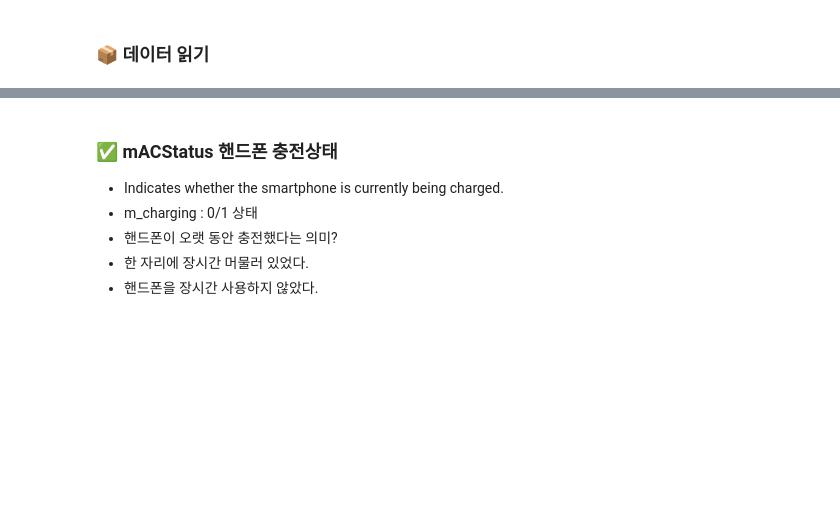
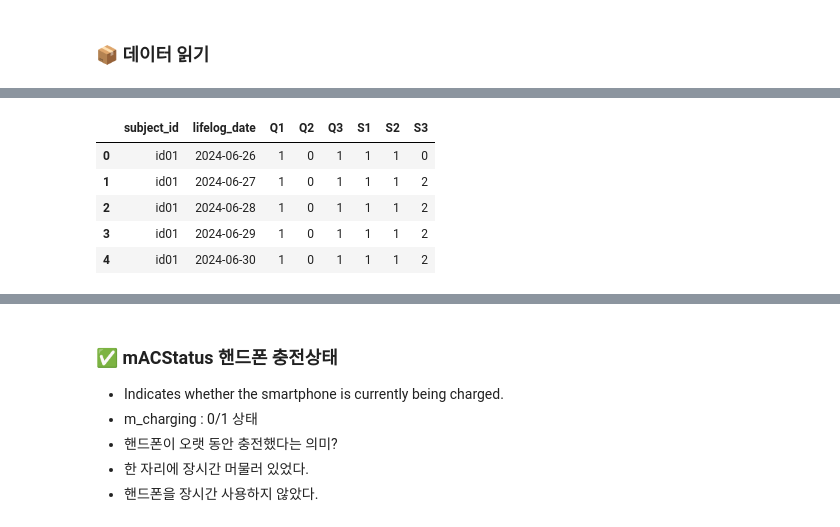
Before and after one commit to jacobgreen4477/The-4th-ETRI-AI-Human-Understanding-Competition, a Jupyter notebook: etri_이미지학습_v1_0_1.ipynb, the cells around one changed output, grey strips where cells are left out. Saved outputs shown, nothing was run; the diff lists cells and outputs as text; code cells hidden in the pictures; blank space fills up the shorter version.

```diff
--- a/etri_이미지학습_v1_0_1.ipynb
+++ b/etri_이미지학습_v1_0_1.ipynb
@@ -178,0 +319,4 @@ test = pd.read_csv('/content/drive/MyDrive/data/ch2025_submission_sample.csv')
+# %%
+valid_dataset = CustomDataset(valid_df, test_transforms)
+valid_loader = DataLoader(valid_dataset, batch_size=16, shuffle=False)
+epochs = 200
@@ -178,0 +483,8 @@ test = pd.read_csv('/content/drive/MyDrive/data/ch2025_submission_sample.csv')
+# %%
+train_df = train[['subject_id','lifelog_date','Q1','Q2','Q3','S1','S2','S3']].head(77)
+train_df['data_path'] = train_df.apply(lambda row:f"{path}ch7/user{row['subject_id']}_{row['lifelog_date']}_ch7.png", axis=1)
+test_df = train_df.copy()
+# %%
+pred = run_multitask_training_and_prediction(train_df, test_df, path=path, epochs=5, batch_size=8)
+pred.head()
+# %% [output]
@@ -178,0 +496,6 @@ test = pd.read_csv('/content/drive/MyDrive/data/ch2025_submission_sample.csv')
+|  | subject_id | lifelog_date | Q1 | Q2 | Q3 | S1 | S2 | S3 |
+| 0 | id01 | 2024-06-26 | 1 | 0 | 1 | 1 | 1 | 0 |
+| 1 | id01 | 2024-06-27 | 1 | 0 | 1 | 1 | 1 | 2 |
+| 2 | id01 | 2024-06-28 | 1 | 0 | 1 | 1 | 1 | 2 |
+| 3 | id01 | 2024-06-29 | 1 | 0 | 1 | 1 | 1 | 2 |
+| 4 | id01 | 2024-06-30 | 1 | 0 | 1 | 1 | 1 | 2 |
```
Also changed, not shown: parts of 20 cells of this notebook.
